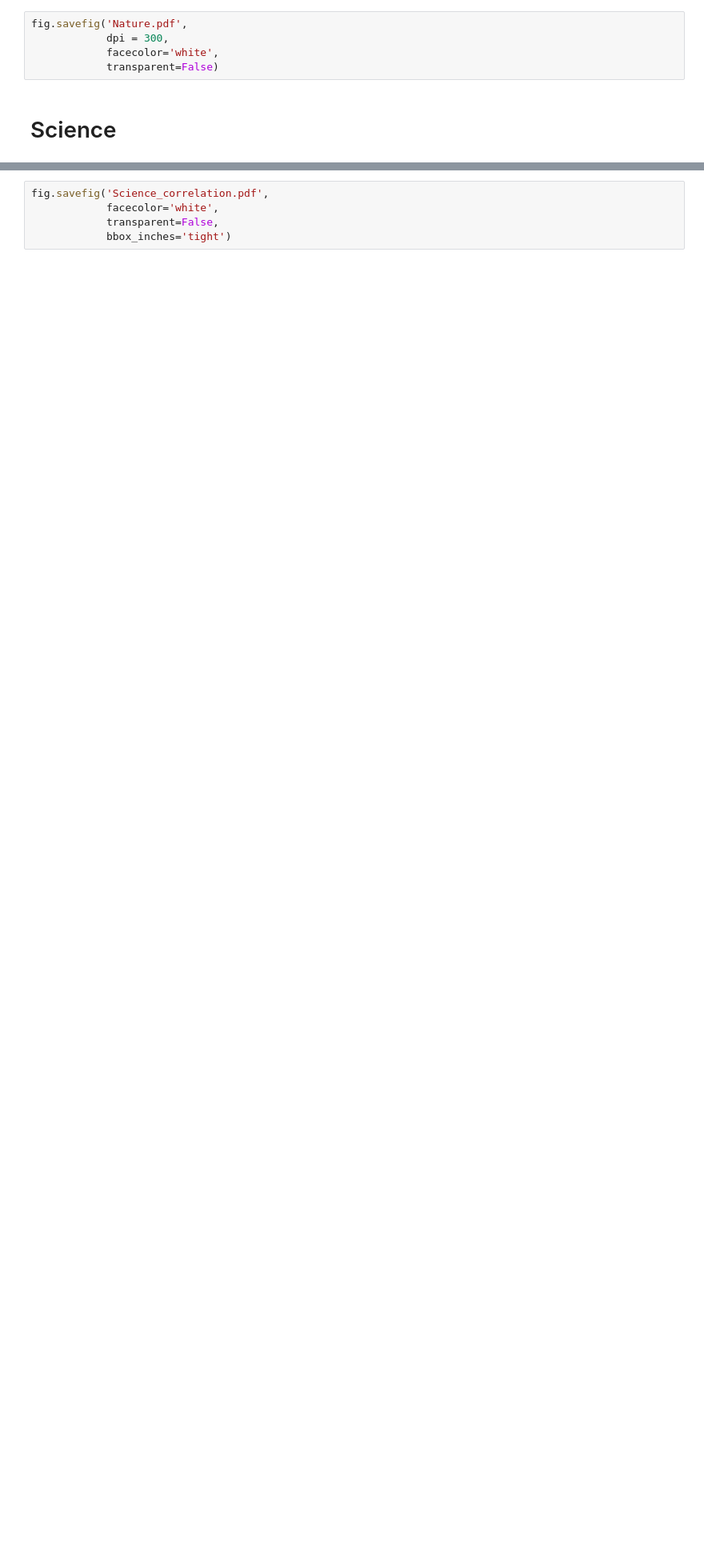
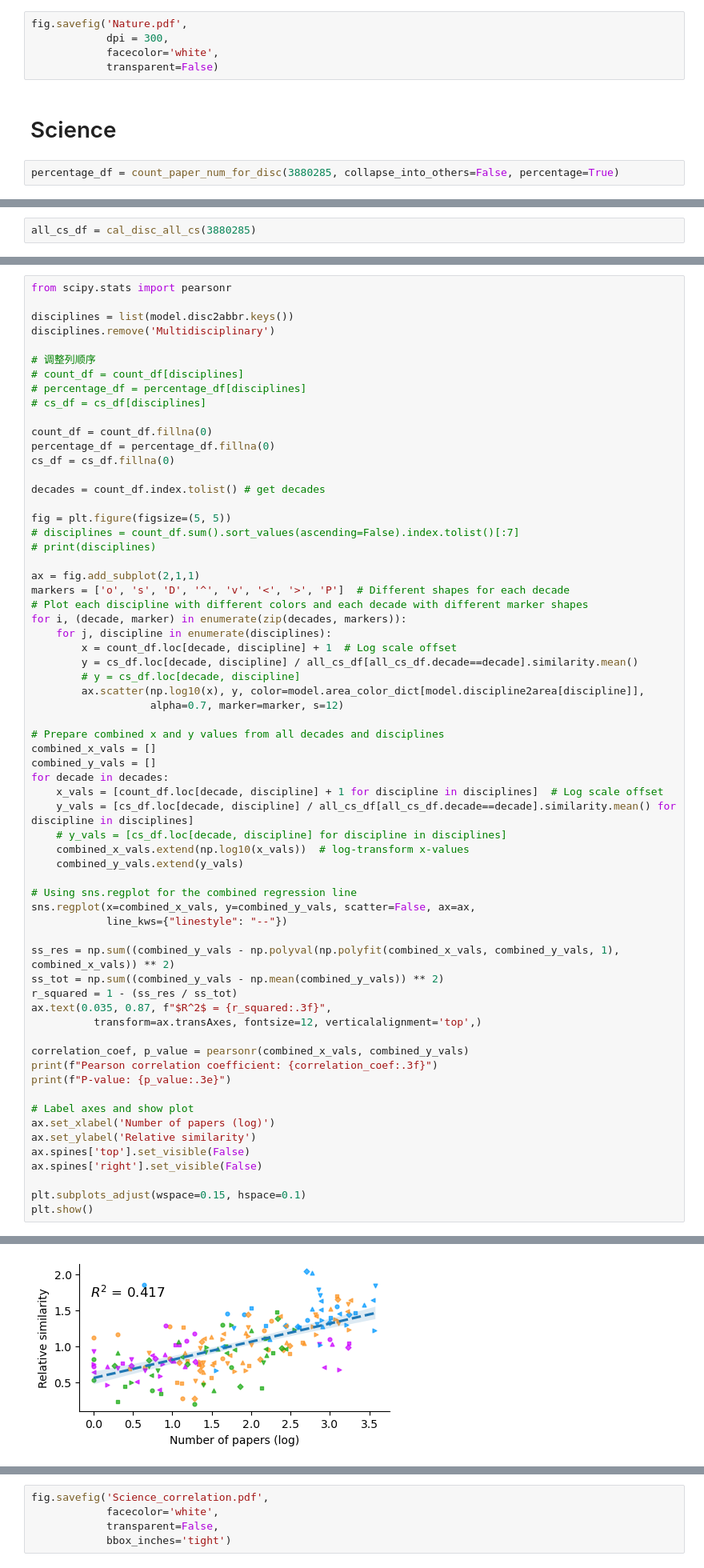
Before and after one commit to netknowledge/diachronic-p2v, a Jupyter notebook: figures/validation/Nature, Science, and PNAS.ipynb, the cells around one changed output, grey strips where cells are left out. Shown at 80% size. Cells and saved outputs as stored; diff of their text form; blank space fills up the shorter version.

```diff
--- a/figures/validation/Nature, Science, and PNAS.ipynb
+++ b/figures/validation/Nature, Science, and PNAS.ipynb
@@ -859,3 +943,5 @@ fig.savefig('Nature.pdf',
             transparent=False)
 # %% [markdown]
 # Science
+# %%
+percentage_df = count_paper_num_for_disc(3880285, collapse_into_others=False, percentage=True)
@@ -901,0 +1006,2 @@ cs_df = cal_disc_avg_cs(3880285)
+# %%
+all_cs_df = cal_disc_all_cs(3880285)
@@ -901,0 +1146,65 @@ cs_df = cal_disc_avg_cs(3880285)
+# %%
+from scipy.stats import pearsonr
+
+disciplines = list(model.disc2abbr.keys())
+disciplines.remove('Multidisciplinary')
+
+# 调整列顺序
+# count_df = count_df[disciplines]
+# percentage_df = percentage_df[disciplines]
+# cs_df = cs_df[disciplines]
+
+count_df = count_df.fillna(0)
+percentage_df = percentage_df.fillna(0)
+cs_df = cs_df.fillna(0)
+
+decades = count_df.index.tolist() # get decades
+
+fig = plt.figure(figsize=(5, 5))
+# disciplines = count_df.sum().sort_values(ascending=False).index.tolist()[:7]
+# print(disciplines)
+
+ax = fig.add_subplot(2,1,1)
+markers = ['o', 's', 'D', '^', 'v', '<', '>', 'P']  # Different shapes for each decade
+# Plot each discipline with different colors and each decade with different marker shapes
+for i, (decade, marker) in enumerate(zip(decades, markers)):
+    for j, discipline in enumerate(disciplines):
+        x = count_df.loc[decade, discipline] + 1  # Log scale offset
+        y = cs_df.loc[decade, discipline] / all_cs_df[all_cs_df.decade==decade].similarity.mean()
+        # y = cs_df.loc[decade, discipline]
+        ax.scatter(np.log10(x), y, color=model.area_color_dict[model.discipline2area[discipline]],
+                   alpha=0.7, marker=marker, s=12)
+
+# Prepare combined x and y values from all decades and disciplines
+combined_x_vals = []
+combined_y_vals = []
+for decade in decades:
+    x_vals = [count_df.loc[decade, discipline] + 1 for discipline in disciplines]  # Log scale offset
+    y_vals = [cs_df.loc[decade, discipline] / all_cs_df[all_cs_df.decade==decade].similarity.mean() for discipline in disciplines]
+    # y_vals = [cs_df.loc[decade, discipline] for discipline in disciplines]
+    combined_x_vals.extend(np.log10(x_vals))  # log-transform x-values
+    combined_y_vals.extend(y_vals)
+
+# Using sns.regplot for the combined regression line
+sns.regplot(x=combined_x_vals, y=combined_y_vals, scatter=False, ax=ax,
+            line_kws={"linestyle": "--"})
+
+ss_res = np.sum((combined_y_vals - np.polyval(np.polyfit(combined_x_vals, combined_y_vals, 1), combined_x_vals)) ** 2)
+ss_tot = np.sum((combined_y_vals - np.mean(combined_y_vals)) ** 2)
+r_squared = 1 - (ss_res / ss_tot)
+ax.text(0.035, 0.87, f"$R^2$ = {r_squared:.3f}",
+          transform=ax.transAxes, fontsize=12, verticalalignment='top',)
+
+correlation_coef, p_value = pearsonr(combined_x_vals, combined_y_vals)
+print(f"Pearson correlation coefficient: {correlation_coef:.3f}")
+print(f"P-value: {p_value:.3e}")
+
+# Label axes and show plot
+ax.set_xlabel('Number of papers (log)')
+ax.set_ylabel('Relative similarity')
+ax.spines['top'].set_visible(False)
+ax.spines['right'].set_visible(False)
+
+plt.subplots_adjust(wspace=0.15, hspace=0.1)
+plt.show()
+# %% [output]
@@ -901,0 +1213 @@ cs_df = cal_disc_avg_cs(3880285)
+[figure, added]
```
Also changed, not shown: parts of 27 cells of this notebook, 39 other files.
